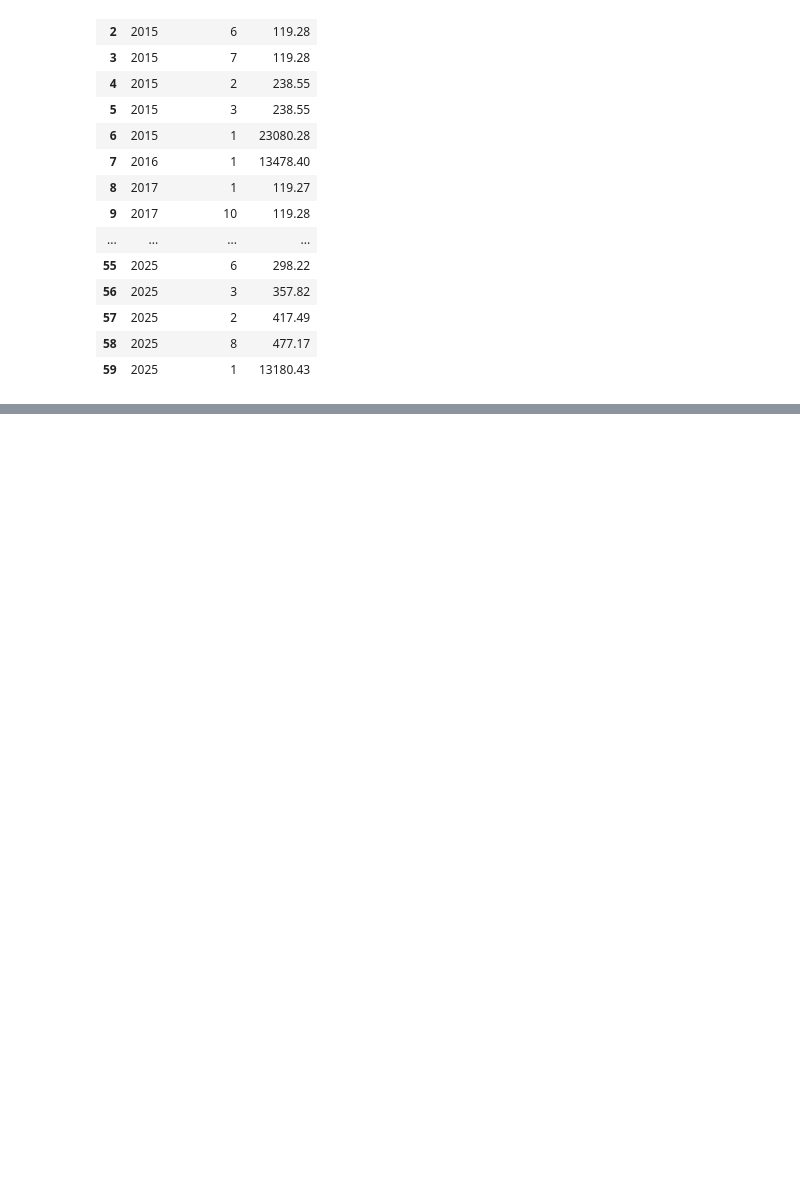
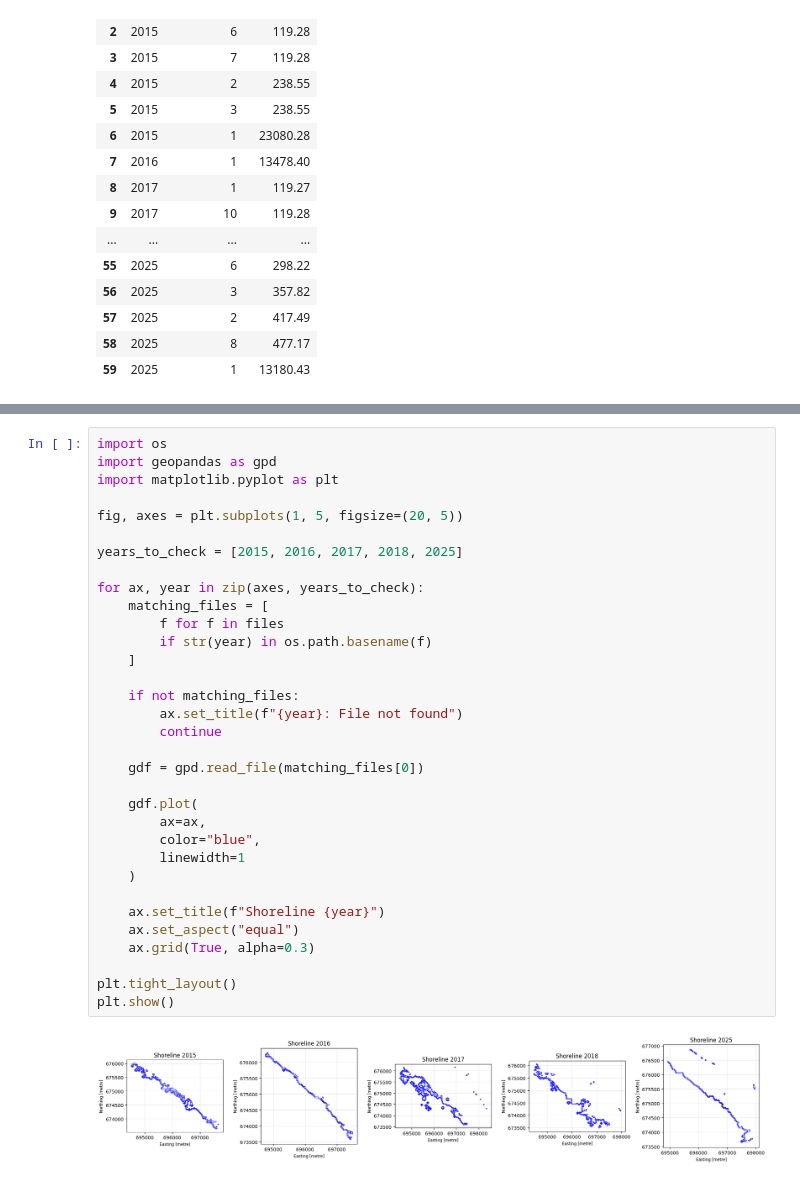
Before and after one commit to ayooluwaestheraladetuyi-cpu/aiyetoro-shoreline-analysis, a Jupyter notebook: Aiyetoro_XGBoost_SHAP_Analysis.ipynb, the cells around one changed output, grey strips where cells are left out. Saved outputs shown, nothing was run; the diff lists cells and outputs as text; blank space fills up the shorter version.

```diff
--- a/Aiyetoro_XGBoost_SHAP_Analysis.ipynb
+++ b/Aiyetoro_XGBoost_SHAP_Analysis.ipynb
@@ -531,0 +539,35 @@ Columns: ['ndwi_thres', 'year', 'shoreline', 'count', 'geometry']
+# %%
+import os
+import geopandas as gpd
+import matplotlib.pyplot as plt
+
+fig, axes = plt.subplots(1, 5, figsize=(20, 5))
+
+years_to_check = [2015, 2016, 2017, 2018, 2025]
+
+for ax, year in zip(axes, years_to_check):
+    matching_files = [
+        f for f in files
+        if str(year) in os.path.basename(f)
+    ]
+
+    if not matching_files:
+        ax.set_title(f"{year}: File not found")
+        continue
+
+    gdf = gpd.read_file(matching_files[0])
+
+    gdf.plot(
+        ax=ax,
+        color="blue",
+        linewidth=1
+    )
+
+    ax.set_title(f"Shoreline {year}")
+    ax.set_aspect("equal")
+    ax.grid(True, alpha=0.3)
+
+plt.tight_layout()
+plt.show()
+# %% [output]
+[figure, added]
```
Also changed, not shown: parts of 62 cells of this notebook.
